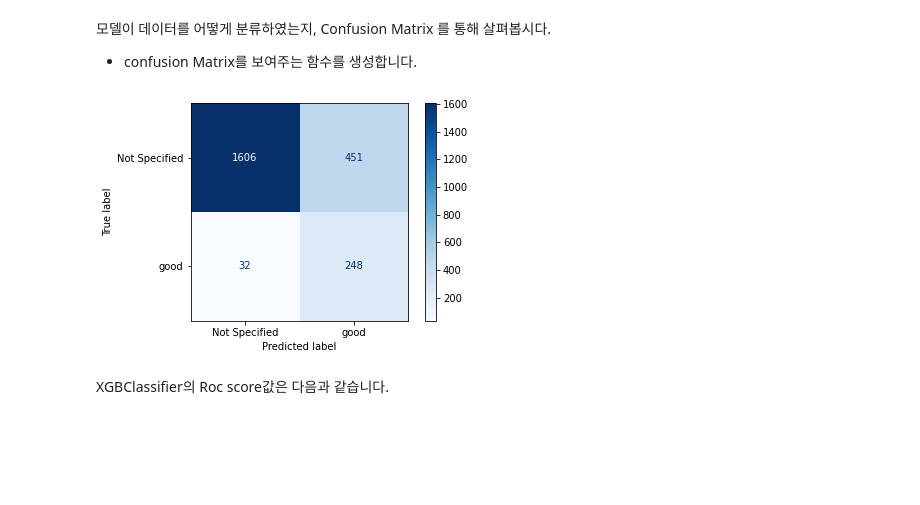
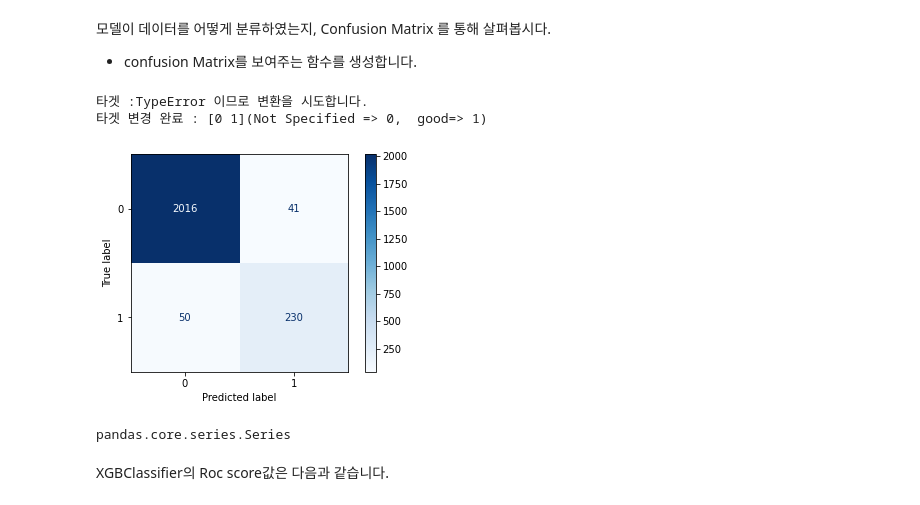
Before and after one commit to 00150/AI_07_JYP_Project_section_02, a Jupyter notebook: Used_car_modeling.ipynb, the cells around one changed output. Drawn from its saved outputs; the diff is of its cells as text; code cells hidden in the pictures; blank space fills up the shorter version.

```diff
--- a/Used_car_modeling.ipynb
+++ b/Used_car_modeling.ipynb
@@ -591,7 +558,43 @@ def plot_confusion_matrix(model, X_val_encoded, y_val):
+# %%
+def plot_confusion_matrix(model, X_val_encoded, y_val):
+  try:
+    if isinstance(model, XGBClassifier):
+      y_pred = model.predict(X_val_encoded, iteration_range = (0, model.best_iteration))
+
+    else :
+      y_pred = model.predict(X_val_encoded)
+
+    cm = confusion_matrix(y_val, y_pred, labels = model.classes_)
+    disp = ConfusionMatrixDisplay(confusion_matrix = cm,
+                                  display_labels= model.classes_)
+
+    disp.plot(cmap = 'Blues')
+    plt.show()
+
+  except TypeError as te:
+
+    # 타겟 데이터 type 변환
+    print(f'타겟 :TypeError 이므로 변환을 시도합니다.')
+    y_val_encoded_mapped = y_val.replace(['Not Specified', 'good'], [0,1])
+    print(f'타겟 변경 완료 : {y_val_encoded_mapped.unique()}(Not Specified => 0,  good=> 1)')
+
+    cm = confusion_matrix(y_val_encoded_mapped, y_pred, labels = model.classes_)
+    disp = ConfusionMatrixDisplay(confusion_matrix = cm,
+                                  display_labels= model.classes_)
+
+    disp.plot(cmap = 'Blues')
+    plt.show()
 # %%
-plot_confusion_matrix(pipe, X_val_encoded, y_val)
+plot_confusion_matrix(model, X_val_encoded, y_val)
 # %% [output]
+타겟 :TypeError 이므로 변환을 시도합니다.
+타겟 변경 완료 : [0 1](Not Specified => 0,  good=> 1)
-[figure, old version]
+[figure, new version]
+# %%
+xxx = y_val.replace(['Not Specified', 'good'], [0,1])
+type(xxx)
+# %% [output]
+pandas.core.series.Series
 # %% [markdown]
 XGBClassifier의 Roc score값은 다음과 같습니다.
 # %%
```
Also changed, not shown: parts of 3 cells of this notebook.
